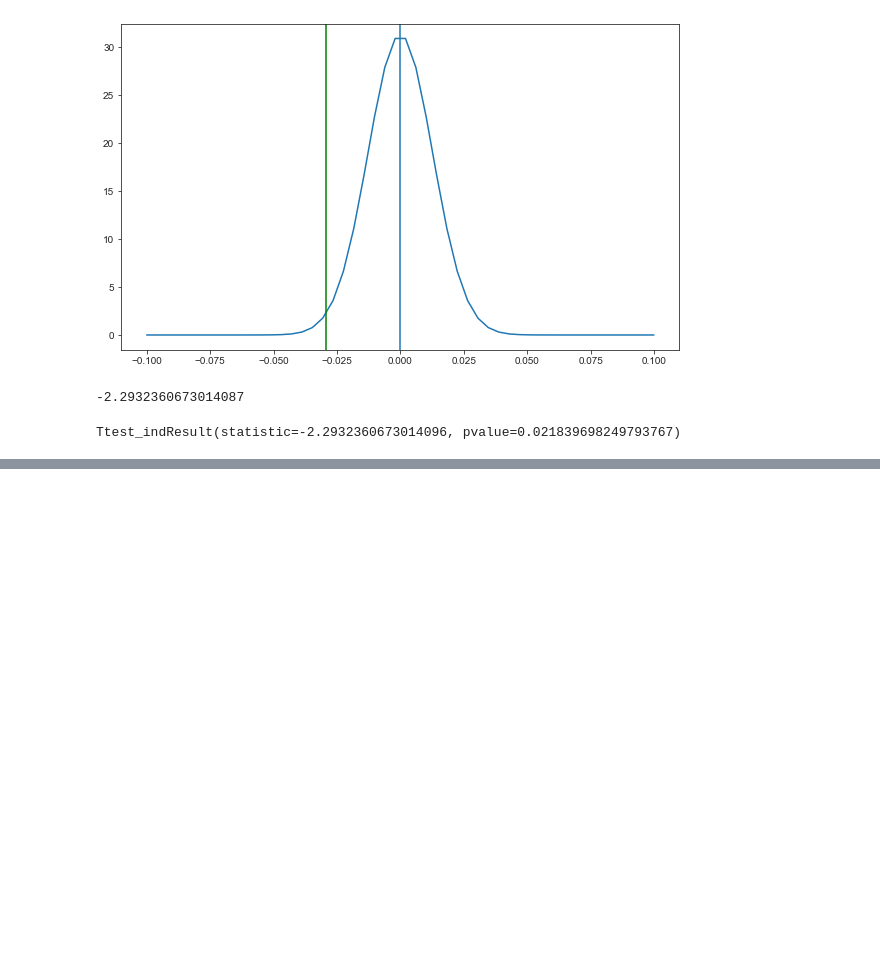
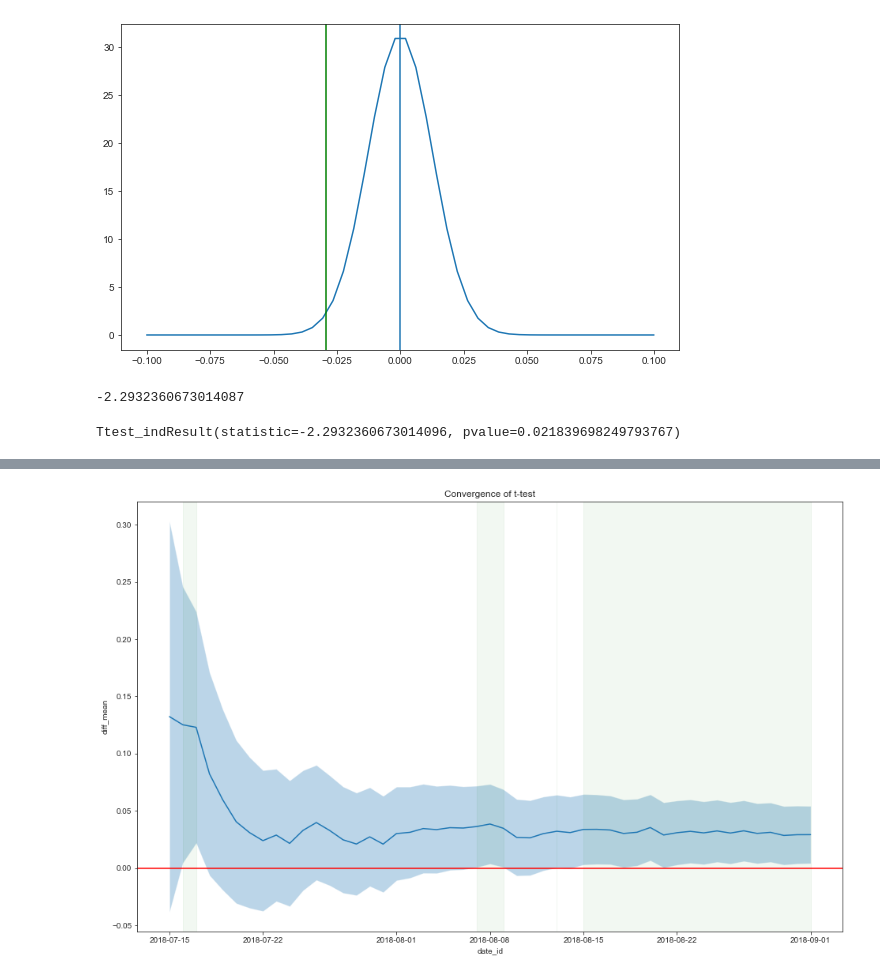
Before and after one commit to mavidvd/data-ber-03-20, a Jupyter notebook: Notes/module_2/week_5/3_analytics-ab_testing.ipynb, the cells around one changed output, grey strips where cells are left out. Cells and saved outputs as stored; diff of their text form; code cells hidden in the pictures; blank space fills up the shorter version.

```diff
--- a/Notes/module_2/week_5/3_analytics-ab_testing.ipynb
+++ b/Notes/module_2/week_5/3_analytics-ab_testing.ipynb
@@ -107,6 +107,10 @@ df[df["date_id"] >= "2018-07-15"].groupby("experiment_id").mean()
 | 102 | 4.192783 |
 # %%
 df.to_csv("data/olist_experiment_data.csv")
+# %%
+df = (pd.read_csv("data/olist_experiment_data.csv")
+      .drop(columns="Unnamed: 0"))
+df["date_id"] = pd.to_datetime(df["date_id"])
 # %% [markdown]
 How do we know if this difference did not just occure by chance?
 We have uncertainty because we are looking at a sample and want to generalize to all users.
@@ -328,0 +358,2 @@ Say: How ridiculous is the null hypothesis?
+# %%
+df_cum = pd.DataFrame([generate_cum_test_result(df_exp, date) for date in pd.date_range(start="2018-07-15", end="2018-09-01")])
@@ -328,0 +369,25 @@ Say: How ridiculous is the null hypothesis?
+# %%
+fig, ax = plt.subplots(figsize=(16,10))
+
+sns.lineplot(data=df_cum,
+             x="date_id",
+             y="diff_mean");
+ax.fill_between(df_cum["date_id"],
+                df_cum["lc"],
+                df_cum["uc"],
+                alpha=0.3);
+ax.axhline(0, color="r");
+ax.set_title("Convergence of t-test");
+
+# color areas that were significant
+df_sig = df_cum.assign(significant=df_cum["p-value"].le(.05).astype(int))
+df_sig = df_sig[df_sig["significant"].eq(1)]
+df_sig = df_sig.assign(shifted_date=df_sig["date_id"].shift(1))
+df_sig = df_sig.assign(new_range=(~df_sig["date_id"].eq(df_sig["shifted_date"] + np.timedelta64(1,"D"))).astype(int))
+df_sig = df_sig.assign(range_id=df_sig["new_range"].cumsum()).drop(columns=["significant",
+                                                                            "shifted_date",
+                                                                            "new_range"])
+for min_date, max_date in df_sig.groupby("range_id").agg({"date_id": ["min", "max"]}).values:
+    ax.axvspan(min_date, max_date, color="g", alpha=.05);
+# %% [output]
+[figure, added]
```
Also changed, not shown: parts of 3 cells of this notebook, 10 other files.
